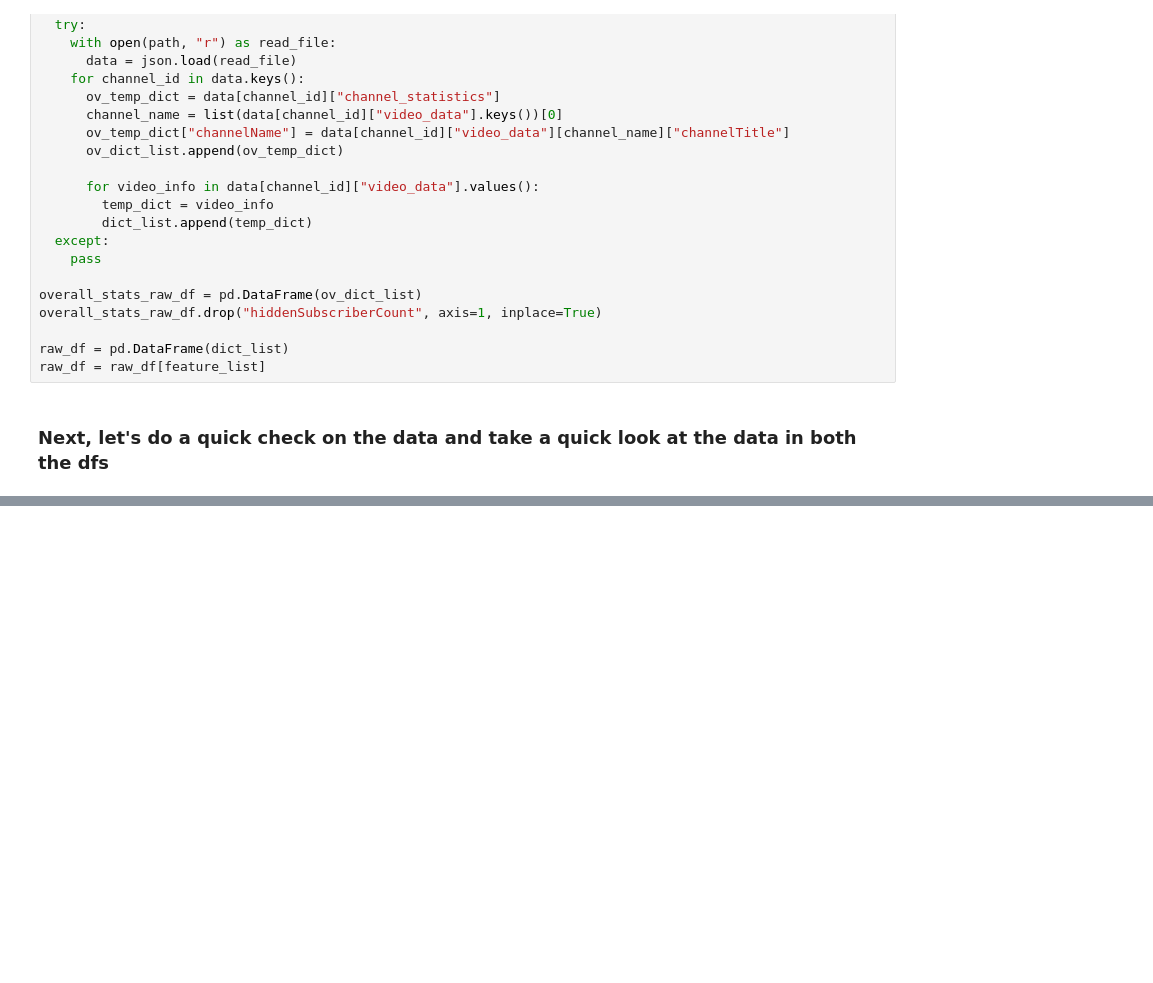
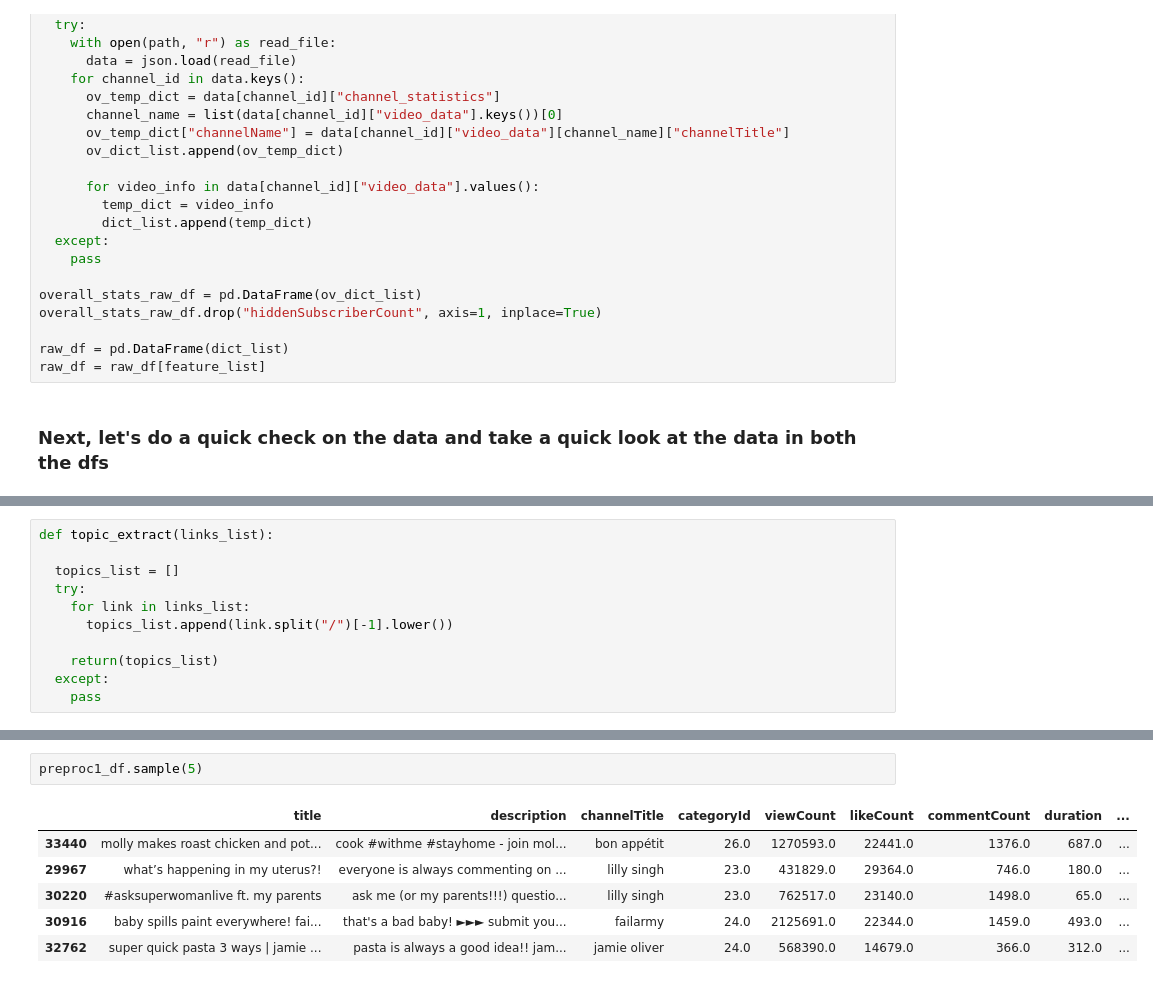
Before and after one commit to ajinkyabhanudas/SIADS696, a Jupyter notebook: Dataset_setup_Ajinkya.ipynb, the cells around one changed output, grey strips where cells are left out. Drawn from its saved outputs; the diff is of its cells as text; blank space fills up the shorter version.

```diff
--- a/Dataset_setup_Ajinkya.ipynb
+++ b/Dataset_setup_Ajinkya.ipynb
@@ -113,0 +163,11 @@ memory usage: 2.4+ KB
+# %%
+def topic_extract(links_list):
+
+  topics_list = []
+  try:
+    for link in links_list:
+      topics_list.append(link.split("/")[-1].lower())
+
+    return(topics_list)
+  except:
+    pass
@@ -113,0 +214,9 @@ memory usage: 2.4+ KB
+# %%
+preproc1_df.sample(5)
+# %% [output]
+|  | title | description | channelTitle | categoryId | viewCount | likeCount | commentCount | duration | ... |
+| 33440 | molly makes roast chicken and pot... | cook #withme #stayhome - join mol... | bon appétit | 26.0 | 1270593.0 | 22441.0 | 1376.0 | 687.0 | ... |
+| 29967 | what’s happening in my uterus?! | everyone is always commenting on ... | lilly singh | 23.0 | 431829.0 | 29364.0 | 746.0 | 180.0 | ... |
+| 30220 | #asksuperwomanlive ft. my parents | ask me (or my parents!!!) questio... | lilly singh | 23.0 | 762517.0 | 23140.0 | 1498.0 | 65.0 | ... |
+| 30916 | baby spills paint everywhere! fai... | that's a bad baby! ►►► submit you... | failarmy | 24.0 | 2125691.0 | 22344.0 | 1459.0 | 493.0 | ... |
+| 32762 | super quick pasta 3 ways | jamie ... | pasta is always a good idea!! jam... | jamie oliver | 24.0 | 568390.0 | 14679.0 | 366.0 | 312.0 | ... |
```
Also changed, not shown: parts of 28 cells of this notebook.
